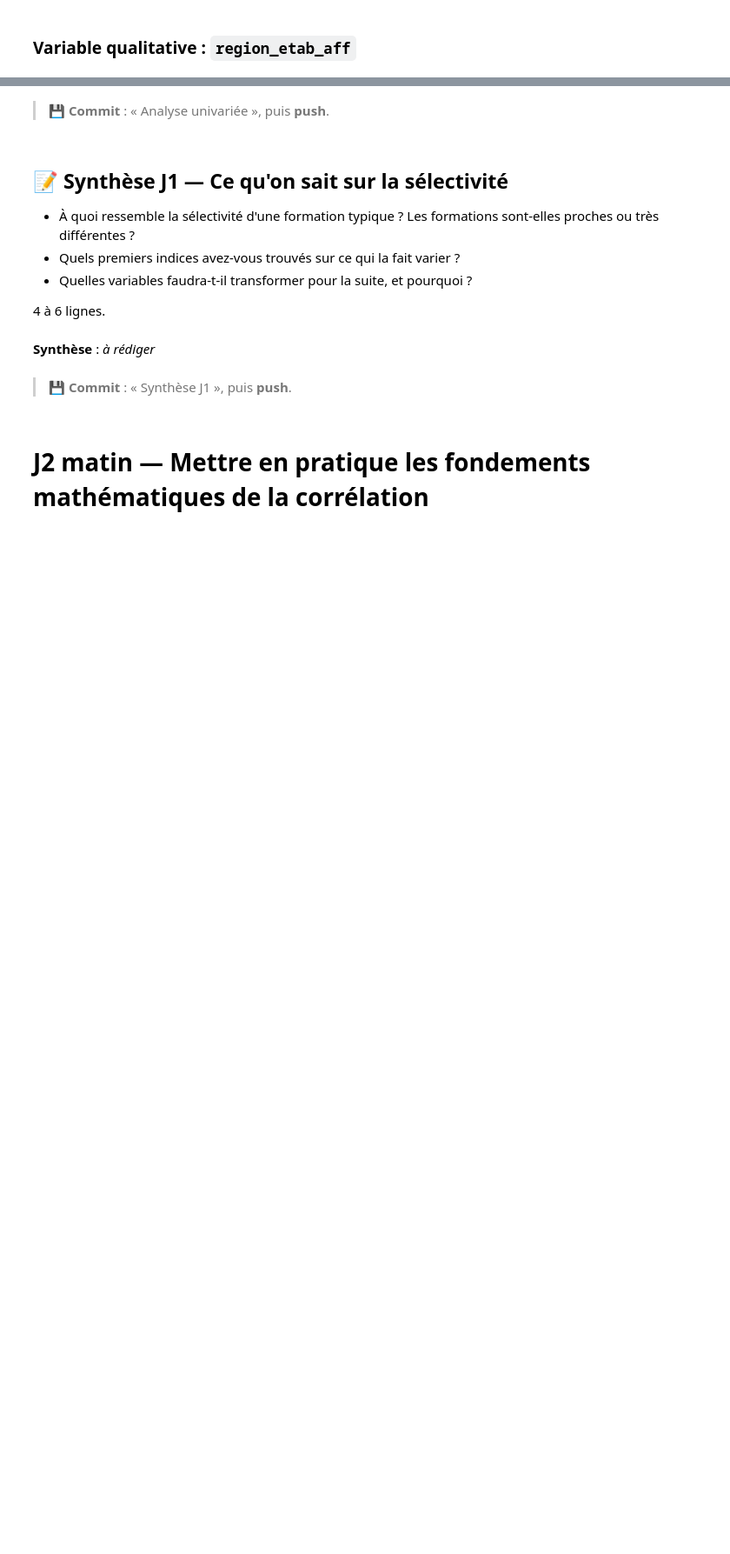
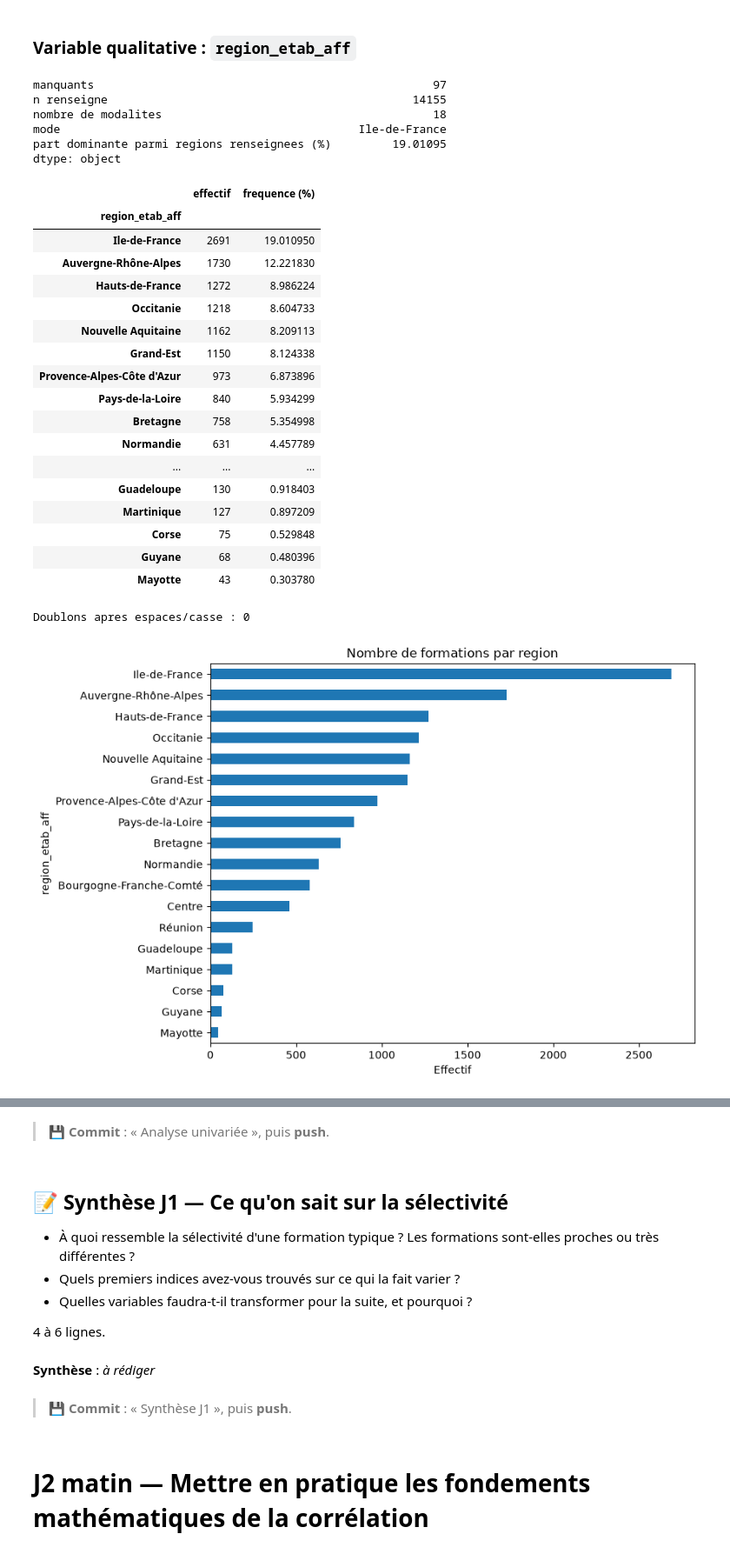
Before and after one commit to Anaisblk/Analyse-Parcoursup, a Jupyter notebook: TP_Parcoursup (1).ipynb, the cells around one changed output, grey strips where cells are left out. Shown at 87% size. Cells and saved outputs as stored; diff of their text form; code cells hidden in the pictures; blank space fills up the shorter version.

```diff
--- a/TP_Parcoursup (1).ipynb
+++ b/TP_Parcoursup (1).ipynb
@@ -562,3 +631,46 @@ Vous disposez maintenant de toute la méthode. Analysez **seuls** les deux varia
 # %% [markdown]
 ### Variable qualitative : `region_etab_aff`
+# %%
+region = df["region_etab_aff"]
+effectifs = region.value_counts()
+display(pd.Series({"manquants": region.isna().sum(), "n renseigne": region.notna().sum(),
+    "nombre de modalites": region.nunique(), "mode": region.mode().iloc[0],
+    "part dominante parmi regions renseignees (%)": effectifs.iloc[0]/region.notna().sum()*100}))
+display(pd.DataFrame({"effectif": effectifs, "frequence (%)": effectifs/region.notna().sum()*100}))
+controle_libelles = pd.DataFrame({"libelle": effectifs.index})
+controle_libelles["normalise pour controle"] = controle_libelles["libelle"].str.strip().str.casefold()
+print("Doublons apres espaces/casse :", controle_libelles["normalise pour controle"].duplicated().sum())
+fig, ax = plt.subplots(figsize=(9, 6))
+effectifs.sort_values().plot.barh(ax=ax)
+ax.set_title("Nombre de formations par region")
+ax.set_xlabel("Effectif")
+plt.tight_layout()
+plt.show()
+# %% [output]
+manquants                                                  97
+n renseigne                                             14155
+nombre de modalites                                        18
+mode                                            Ile-de-France
+part dominante parmi regions renseignees (%)         19.01095
+dtype: object
+|  | effectif | frequence (%) |
+| region_etab_aff |  |  |
+| Ile-de-France | 2691 | 19.010950 |
+| Auvergne-Rhône-Alpes | 1730 | 12.221830 |
+| Hauts-de-France | 1272 | 8.986224 |
+| Occitanie | 1218 | 8.604733 |
+| Nouvelle Aquitaine | 1162 | 8.209113 |
+| Grand-Est | 1150 | 8.124338 |
+| Provence-Alpes-Côte d'Azur | 973 | 6.873896 |
+| Pays-de-la-Loire | 840 | 5.934299 |
+| Bretagne | 758 | 5.354998 |
+| Normandie | 631 | 4.457789 |
+| ... | ... | ... |
+| Guadeloupe | 130 | 0.918403 |
+| Martinique | 127 | 0.897209 |
+| Corse | 75 | 0.529848 |
+| Guyane | 68 | 0.480396 |
+| Mayotte | 43 | 0.303780 |
+Doublons apres espaces/casse : 0
+[figure, added]
 # %% [markdown]
```
Also changed, not shown: parts of 12 cells of this notebook.
